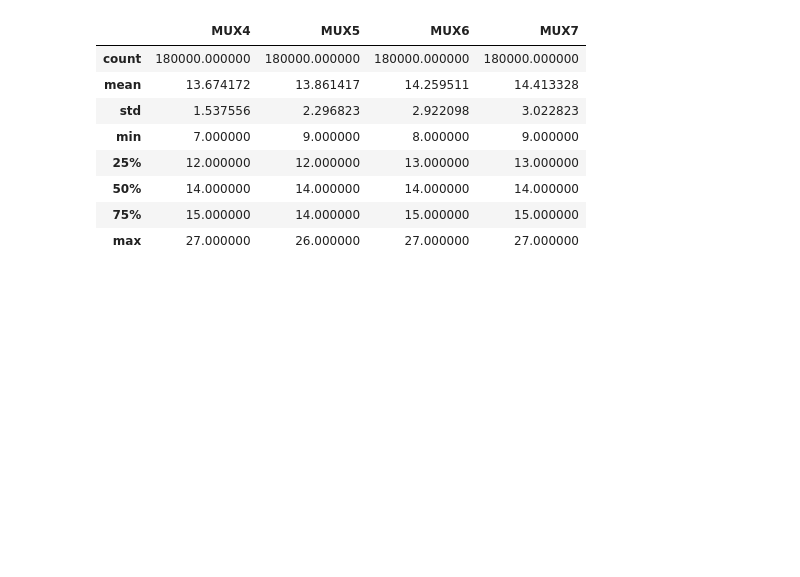
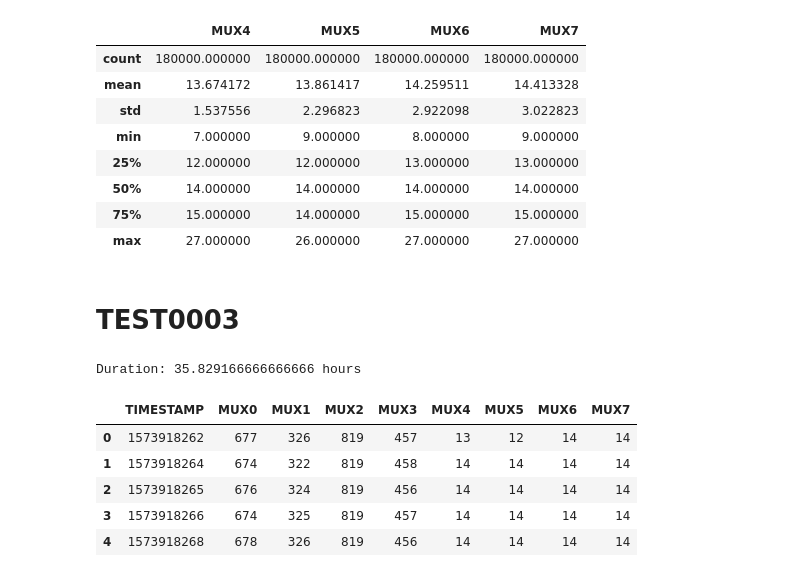
Before and after one commit to mygs/babilonia, a Jupyter notebook: research/mux-capacitive/moisture.ipynb, the cells around one changed output. Saved outputs shown, nothing was run; the diff lists cells and outputs as text; code cells hidden in the pictures; blank space fills up the shorter version.

```diff
--- a/research/mux-capacitive/moisture.ipynb
+++ b/research/mux-capacitive/moisture.ipynb
@@ -121,3 +124,5 @@ df2[['MUX4','MUX5','MUX6','MUX7']].describe()
 | 50% | 14.000000 | 14.000000 | 14.000000 | 14.000000 |
 | 75% | 15.000000 | 14.000000 | 15.000000 | 15.000000 |
 | max | 27.000000 | 26.000000 | 27.000000 | 27.000000 |
+# %% [markdown]
+# TEST0003
@@ -123,0 +131,13 @@ df2[['MUX4','MUX5','MUX6','MUX7']].describe()
+# %%
+print("Duration:", df3.shape[0]/(60*60), "hours")
+# %% [output]
+Duration: 35.829166666666666 hours
+# %%
+df3.head()
+# %% [output]
+|  | TIMESTAMP | MUX0 | MUX1 | MUX2 | MUX3 | MUX4 | MUX5 | MUX6 | MUX7 |
+| 0 | 1573918262 | 677 | 326 | 819 | 457 | 13 | 12 | 14 | 14 |
+| 1 | 1573918264 | 674 | 322 | 819 | 458 | 14 | 14 | 14 | 14 |
+| 2 | 1573918265 | 676 | 324 | 819 | 456 | 14 | 14 | 14 | 14 |
+| 3 | 1573918266 | 674 | 325 | 819 | 457 | 14 | 14 | 14 | 14 |
+| 4 | 1573918268 | 678 | 326 | 819 | 456 | 14 | 14 | 14 | 14 |
```
Also changed, not shown: parts of 8 cells of this notebook, 1 other file.
